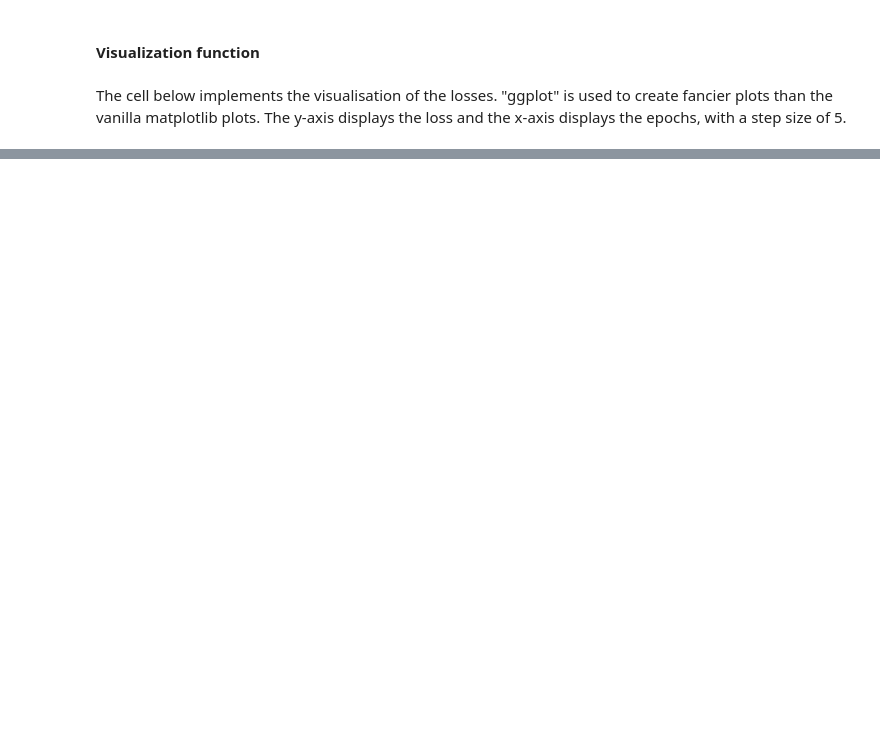
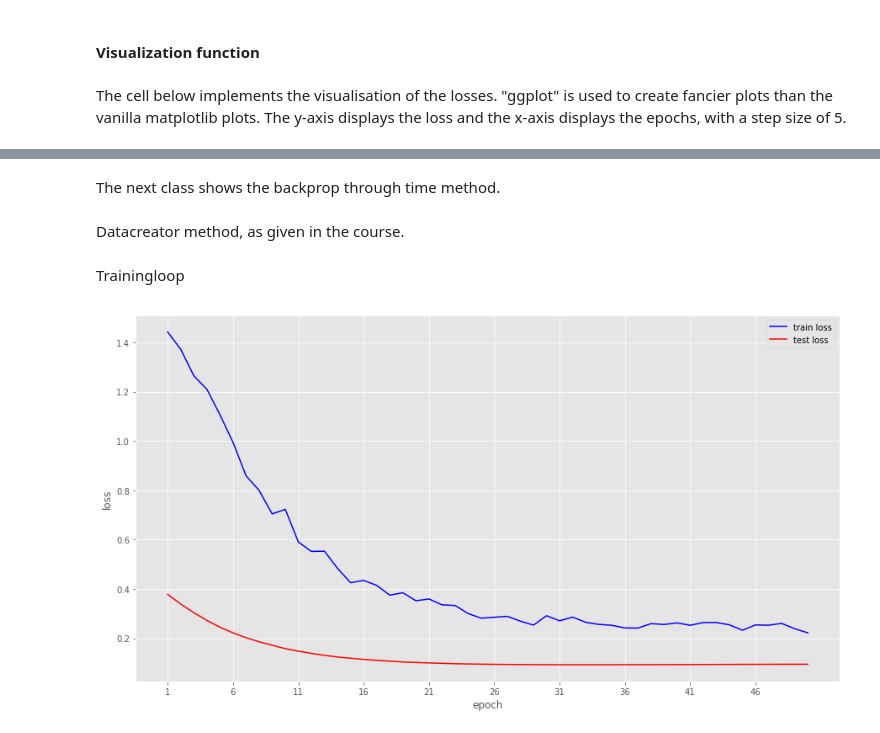
Before and after one commit to pieterwolfert/ccn, a Jupyter notebook: assignment3/assignment3.ipynb, the cells around one changed output, grey strips where cells are left out. Drawn from its saved outputs; the diff is of its cells as text; code cells hidden in the pictures; blank space fills up the shorter version.

```diff
--- a/assignment3/assignment3.ipynb
+++ b/assignment3/assignment3.ipynb
@@ -269,0 +22,18 @@ From the plot we see that the both the train and test converge around epoch 45.
+# %%
+def compute_loss(inputs, labels, model):
+    loss = model(inputs, labels)
+    return loss
+
+def visualize_loss(train_loss, test_loss, nr_epochs=20):
+    matplotlib.style.use('ggplot')
+    figure = plt.figure(figsize=(15, 8))
+    ax = figure.add_subplot(111)
+    ax.set_xlabel('epoch')
+    ax.set_ylabel('loss')
+    xticks = np.arange(1, nr_epochs+1, 5)
+    ax.set_xticks(xticks)
+    epochs = range(1, nr_epochs + 1)
+    train, = plt.plot(epochs, train_loss, 'b', label='train loss')
+    test, = plt.plot(epochs, test_loss, 'r', label='test loss')
+    plt.legend([train, test], ['train loss', 'test loss'])
+    plt.show()
@@ -269,0 +79,2 @@ From the plot we see that the both the train and test converge around epoch 45.
+# %% [markdown]
+The next class shows the backprop through time method.
@@ -269,0 +113,33 @@ From the plot we see that the both the train and test converge around epoch 45.
+# %% [markdown]
+Datacreator method, as given in the course.
+# %%
+def create_data(n=3000):
+    X = np.random.rand(n, 1).astype('float32')
+    T = np.sum(np.hstack((X[0:-1], X[1:])), axis=1)
+    T = np.hstack([0, T[0:]]).astype('float32')
+    T = T.reshape([n, 1])
+
+    return TupleDataset(X, T)
+# %% [markdown]
+Trainingloop
+# %%
+train_data = create_data()
+test_data = create_data()
+inputs, labels = np.array([tup[0] for tup in test_data]), np.array([tup[1] for tup in test_data])
+
+train_iter = iterators.SerialIterator(train_data, 100)
+rnn = RNN()
+regressor = Regressor(rnn)
+optimizer = chainer.optimizers.SGD()
+optimizer.setup(regressor)
+updater = BPTTUpdater(train_iter, optimizer,3)
+train_loss, test_loss = [], []
+for i in range(50):
+    train_loss.append(updater.update_core().data)
+    rnn.reset_state()
+    test_loss.append(compute_loss(inputs, labels, regressor).data)
+
+
+visualize_loss(train_loss, test_loss, nr_epochs=50)
+# %% [output]
+[figure, added]
```
Also changed, not shown: parts of 46 cells of this notebook.
